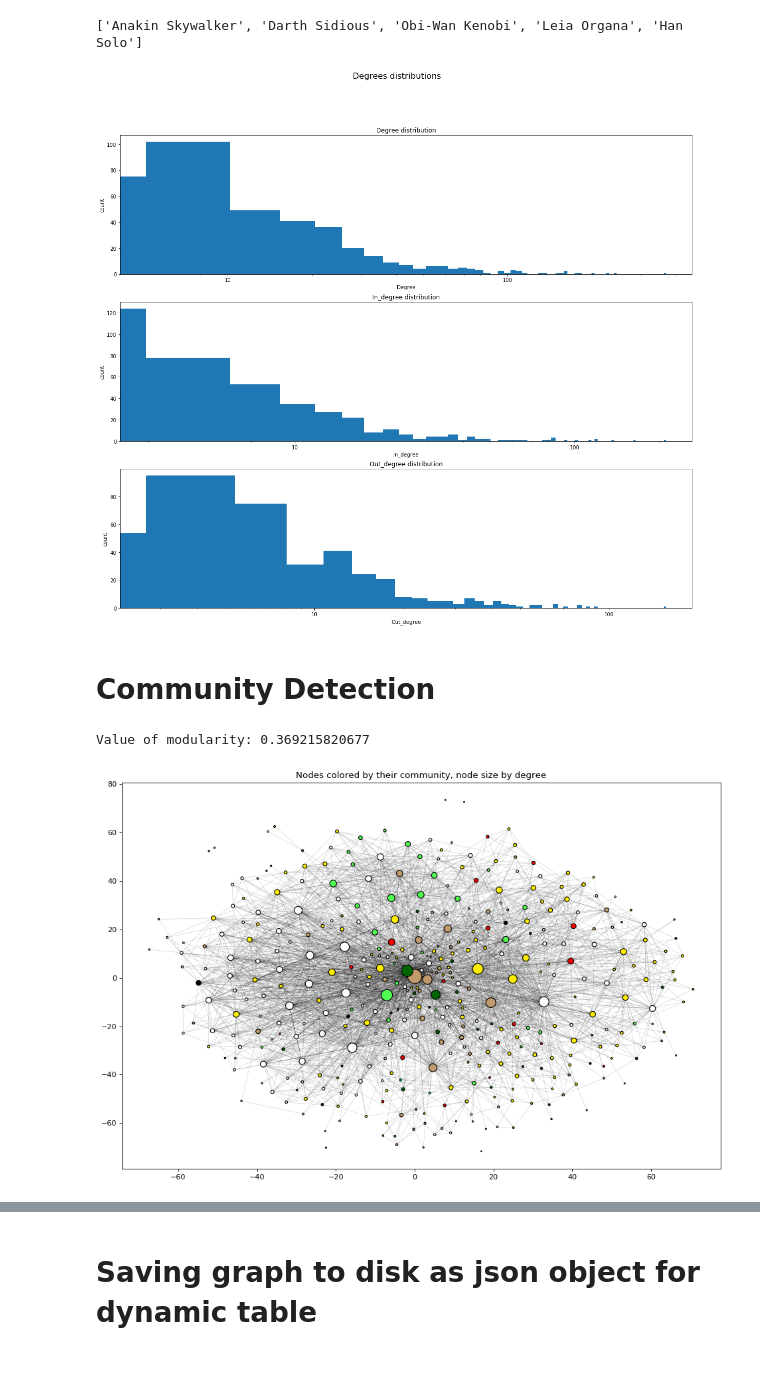
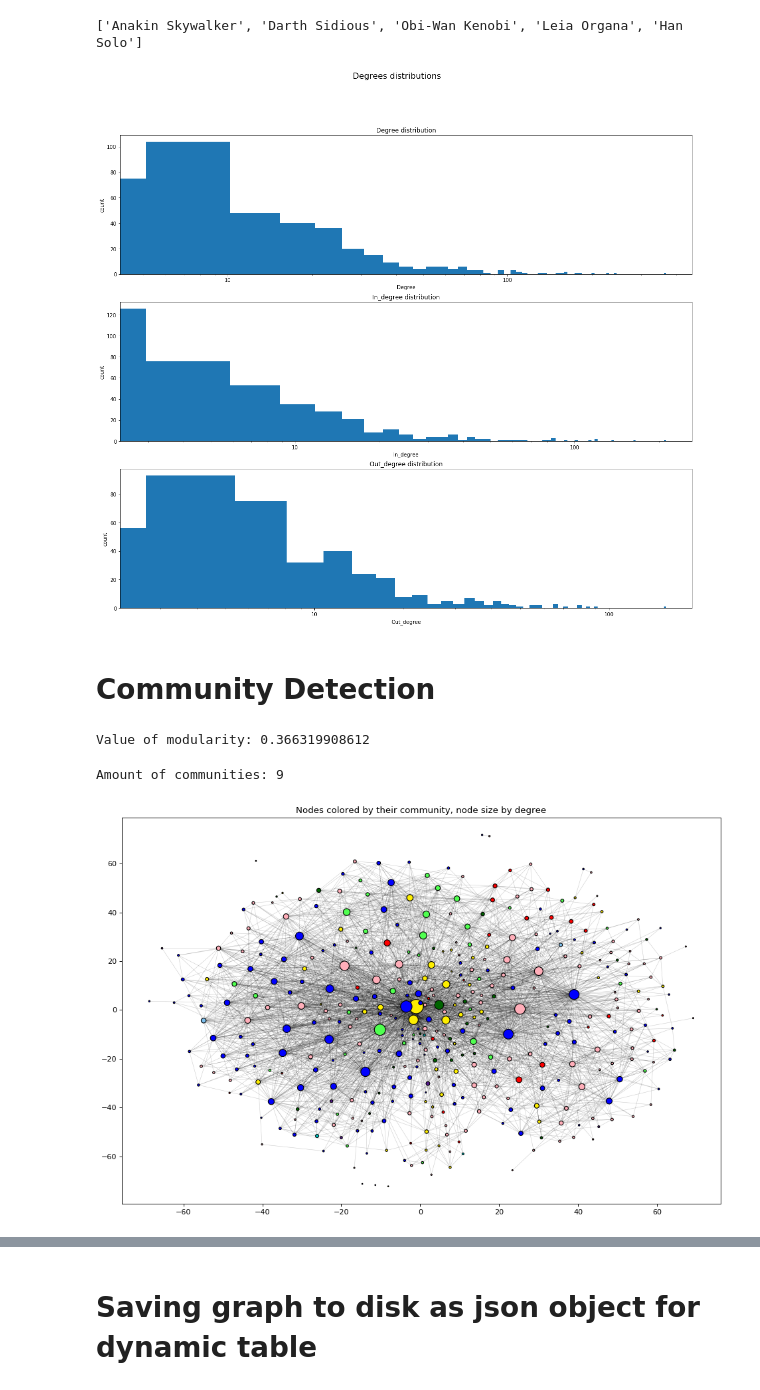
Before and after one commit to JacobPjetursson/Social_Graphs_Wookiepedia, a Jupyter notebook: Network.ipynb, the cells around one changed output, grey strips where cells are left out. Saved outputs shown, nothing was run; the diff lists cells and outputs as text; code cells hidden in the pictures.

```diff
--- a/Network.ipynb
+++ b/Network.ipynb
@@ -34,7 +34,8 @@ for i in range(len(df)):
     links = re.findall('\[\[(.*?)\]\]', text)
     for link in links:
         for l in link.split("|"):
-            if l in list(df['name']):
+            # Only add edge if it does not exist, remove self-loops, only take links that are characters
+            if l in list(df['name']) and name != l:
                 if not G.has_edge(name, l):
                     G.add_edge(name, l)
                 break
@@ -74,5 +75,5 @@ forceatlas2 = ForceAtlas2(# Behavior alternatives
                           gravity=100.0,
                           # Log
                           verbose=True)
-positions = forceatlas2.forceatlas2_networkx_layout(G_undir, pos=None, iterations=10000)
+positions = forceatlas2.forceatlas2_networkx_layout(G_undir, pos=None, iterations=20000)
 # %% [output]
@@ -105,7 +106,7 @@ while(red > 0) :
 
 
 for node in G_undir:
-    sizemap_degree.append(G.degree(node, weight="weight") + 2)
+    sizemap_degree.append(G.degree(node) + 2)
     idx = G.node[node]['goodness']+3
     colormap.append(colorScale[idx])
 
@@ -201,7 +202,7 @@ ax.get_xaxis().set_major_formatter(matplotlib.ticker.ScalarFormatter())
 
 plt.show()
 # %% [output]
-[figure, old version]
+[figure, new version]
 # %% [markdown]
 # Community Detection
 # %%
@@ -211,7 +212,7 @@ partition = community_louvain.best_partition(G_undir)
 print
 print("Value of modularity: %s" % community_louvain.modularity(partition, G_undir))
 # %% [output]
-Value of modularity: 0.369215820677
+Value of modularity: 0.366319908612
 # %%
 import random
 # We set the colors for each community
@@ -221,46 +222,47 @@ for com in set(partition.values()):
     list_nodes = [node for node in partition.keys()
                                 if partition[node] == com]
     if len(list_nodes) > 1:
         communities.append(list_nodes)
 
 comDegrees = []
 for com in communities :
     comDegreeSorted = sorted(com, key=lambda x: G.degree(x), reverse=True)
     comDegrees.append(comDegreeSorted)
 
-
+print("Amount of communities: %s" % len(communities))
 rColors = []
-rColors.append("#FFFFFF")
-rColors.append("#C19A6B")
+rColors.append("#0000FF")
+rColors.append("#FDEE00")
 rColors.append("#50FF50")
-rColors.append("#FDEE00")
+rColors.append("#FFB6C1")
 rColors.append("#FF0000")
 rColors.append("#006400")
-rColors.append("#000000")
+rColors.append("#551A8B")
 rColors.append("#00CCCC")
-rColors.append("#000000")
-rColors.append("#000000")
-rColors.append("#000000")
-rColors.append("#000000")
-rColors.append("#000000")
-rColors.append("#000000")
+rColors.append("#7EC0EE")
+
 colormap = []
+G_com = G_undir.copy()
+no_deg = [g for g in G.nodes if G.degree(g) == 0]
+for n in no_deg:
+    G_com.remove_node(n)
 
-for node in G_undir:
+for node in G_com:
     for i in range(len(communities)):
         com = communities[i]
         if node in com:
             colormap.append(rColors[i])
             break
 
 # Draw the network
 plt.figure(num=None, figsize=(12, 8), dpi=80, facecolor='w', edgecolor='k')
 plt.title("Nodes colored by their community, node size by degree")
-nx.draw_networkx_nodes(G_undir, positions, with_labels=False, nodelist=nodelist, node_color=colormap, edgecolors="black", node_size=sizemap_degree)
-nx.draw_networkx_edges(G_undir, positions, alpha=0.2, edge_color="black", width=0.5, edgelist=edgelist)
+nx.draw_networkx_nodes(G_com, positions, with_labels=False, nodelist=nodelist, node_color=colormap, edgecolors="black", node_size=sizemap_degree)
+nx.draw_networkx_edges(G_com, positions, alpha=0.2, edge_color="black", width=0.5, edgelist=edgelist)
 plt.tight_layout()
 plt.savefig('docs/img/community.png', transparent=True)
 plt.show()
 # %% [output]
+Amount of communities: 9
-[figure, old version]
+[figure, new version]
 # %%
```
Also changed, not shown: parts of 10 cells of this notebook, 21 other files.
